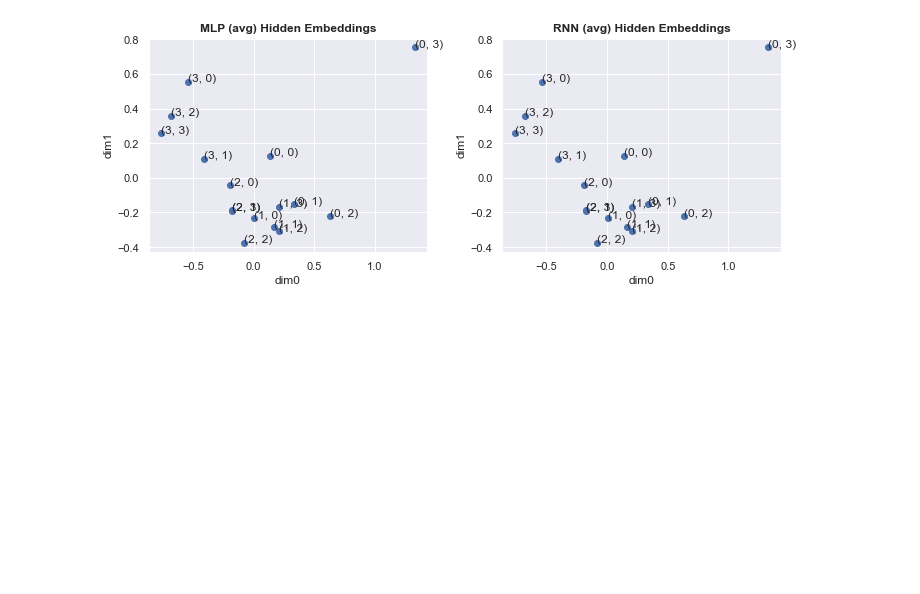
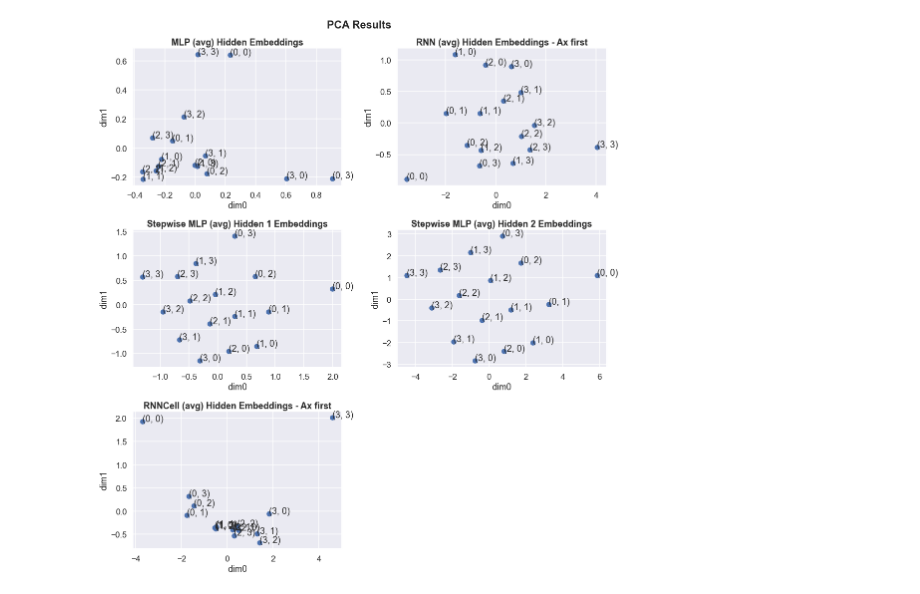
Before and after one commit to MaryZolfaghar/WCSLS, a Jupyter notebook: notebooks/results_pca.ipynb, the cells around one changed output. Drawn from its saved outputs; the diff is of its cells as text; code cells hidden in the pictures; blank space fills up the shorter version.

```diff
--- a/notebooks/results_pca.ipynb
+++ b/notebooks/results_pca.ipynb
@@ -12,15 +12,19 @@ sns.set_context("talk")
 ctx_order = 'first'
 ctx_order_str = 'ctxF'
 analyze_name = 'analyze_dim_red'
+dimred_method = 'pca'
 # %%
-with open('../../results/%s_results_mlp.P' %(analyze_name), 'rb') as f:
+with open('../../results/%s_%s_results_mlp.P' %(analyze_name, dimred_method), 'rb') as f:
     mlp_results = pickle.load(f)
 
-# with open('../../results/%s_%s_results_rnn.P' %(analyze_name, ctx_order_str), 'rb') as f:
-#     rnn_results = pickle.load(f)
+with open('../../results/%s_%s_%s_results_rnn.P' %(analyze_name, dimred_method, ctx_order_str), 'rb') as f:
+    rnn_results = pickle.load(f)
 
-# with open('../../results/%s_%s_results_rnncell.P' %(analyze_name, ctx_order_str), 'rb') as f:
-#     rnncell_results = pickle.load(f)
+with open('../../results/%s_%s_%s_results_rnncell.P' %(analyze_name, dimred_method, ctx_order_str), 'rb') as f:
+    rnncell_results = pickle.load(f)
 
-with open('../../results/%s_results_stepwisemlp.P' %(analyze_name), 'rb') as f:
+with open('../../results/%s_%s_results_stepwisemlp.P' %(analyze_name, dimred_method), 'rb') as f:
     swmlp_results = pickle.load(f)
+
+# with open('../../results/%s_%s_results.P' %(analyze_name, dimred_method), 'rb') as f:
+#     results = pickle.load(f)
@@ -87,33 +95,65 @@ fig.savefig(('../../figures/' + fig_str + '.jpg'),
 # %%
-fig, axs = plt.subplots(1, 2, figsize=[10,4])
+fig, axs = plt.subplots(3, 2, figsize=[15,16])
+
 # plot embeddins
-# mlp
-avg_hidd_2d = pca_mlp['avg_hidd_2d']
-ax = axs[0]
+# MLP
+avg_hidd_2d = mlp_results['avg_hidd_2d']
+ax = axs[0][0]
 ax.scatter(avg_hidd_2d[:, dim1], avg_hidd_2d[:, dim2], color='b')
 for i, loc in enumerate(locs):
     text = str(loc)
     ax.annotate(text, (avg_hidd_2d[i, dim1], avg_hidd_2d[i, dim2]))
 ax.set_title("MLP (avg) Hidden Embeddings", fontweight='bold')
-ax.set_xlabel('dim%s' %(dim1))
-ax.set_ylabel('dim%s' %(dim2))
 
-# rnn
-embed_2d = pca_rnn['avg_hidd_2d']
-ax = axs[1]
+# RNN
+avg_hidd_2d = rnn_results['avg_hidd_2d']
+ax = axs[0][1]
 ax.scatter(avg_hidd_2d[:, dim1], avg_hidd_2d[:, dim2], color='b')
 for i, loc in enumerate(locs):
     text = str(loc)
     ax.annotate(text, (avg_hidd_2d[i, dim1], avg_hidd_2d[i, dim2]))
-ax.set_title("RNN (avg) Hidden Embeddings", fontweight='bold')
-ax.set_xlabel('dim%s' %(dim1))
-ax.set_ylabel('dim%s' %(dim2))
+ax.set_title("RNN (avg) Hidden Embeddings - Ax %s" %(ctx_order), fontweight='bold')
 
-fig_str = '%s_pca_results_both_models_hidds' %(ctx_order_str)
+# Stepwise MLP
+avg_hidd_2d = swmlp_results['avg_hidd_2d']
+ax = axs[1][0]
+ax.scatter(avg_hidd_2d[0, :, dim1], avg_hidd_2d[0, :, dim2], color='b')
+for i, loc in enumerate(locs):
+    text = str(loc)
+    ax.annotate(text, (avg_hidd_2d[0, i, dim1], avg_hidd_2d[0, i, dim2]))
+ax.set_title("Stepwise MLP (avg) Hidden 1 Embeddings", fontweight='bold')
+
+avg_hidd_2d = swmlp_results['avg_hidd_2d']
+ax = axs[1][1]
+ax.scatter(avg_hidd_2d[1, :, dim1], avg_hidd_2d[1, :, dim2], color='b')
+for i, loc in enumerate(locs):
+    text = str(loc)
+    ax.annotate(text, (avg_hidd_2d[1, i, dim1], avg_hidd_2d[1, i, dim2]))
+ax.set_title("Stepwise MLP (avg) Hidden 2 Embeddings", fontweight='bold')
+
+# RNNCell
+avg_hidd_2d = rnncell_results['avg_hidd_2d']
+ax = axs[2][0]
+ax.scatter(avg_hidd_2d[:, dim1], avg_hidd_2d[:, dim2], color='b')
+for i, loc in enumerate(locs):
+    text = str(loc)
+    ax.annotate(text, (avg_hidd_2d[i, dim1], avg_hidd_2d[i, dim2]))
+ax.set_title("RNNCell (avg) Hidden Embeddings - Ax %s" %(ctx_order), fontweight='bold')
+
+fig.delaxes(axs[2][1])
+
+for ax in axs.flatten():
+    ax.set_xlabel('dim%s' %(dim1))
+    ax.set_ylabel('dim%s' %(dim2))
+
+
+fig_str = '%s_pca_results_all_models_hidds' %(ctx_order_str)
 fig.suptitle('PCA Results', fontweight='bold')
 plt.tight_layout()
-fig.savefig(('../../figures/' + fig_str + '.jpg'),
+fig.savefig(('../../figures/' + fig_str + '.pdf'),
             bbox_inches = 'tight', pad_inches = 0)
+fig.savefig(('../../figures/' + fig_str + '.png'),
+            bbox_inches = 'tight', pad_inches = 0)
 # %% [output]
-[figure, old version]
+[figure, new version]
 # %%
```
Also changed, not shown: parts of 8 cells of this notebook, 18 other files.
